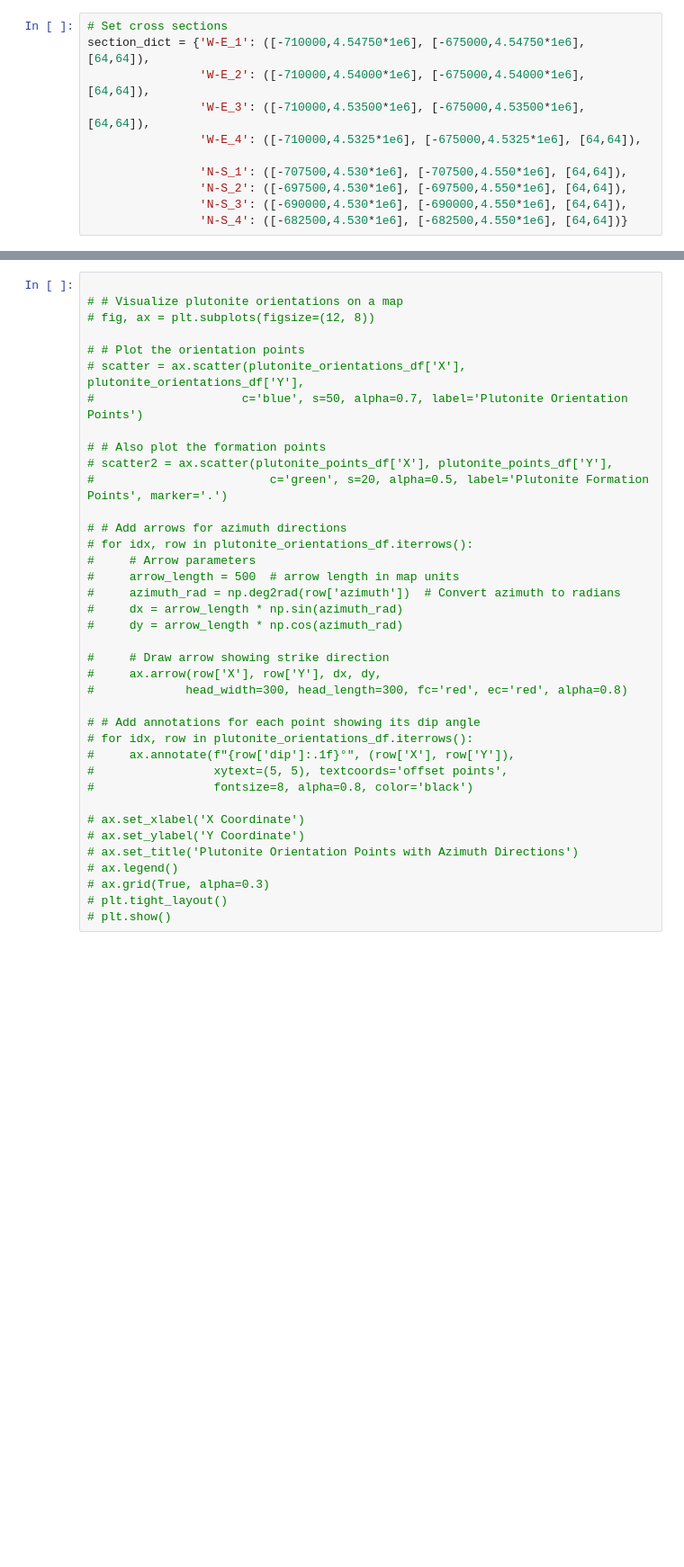
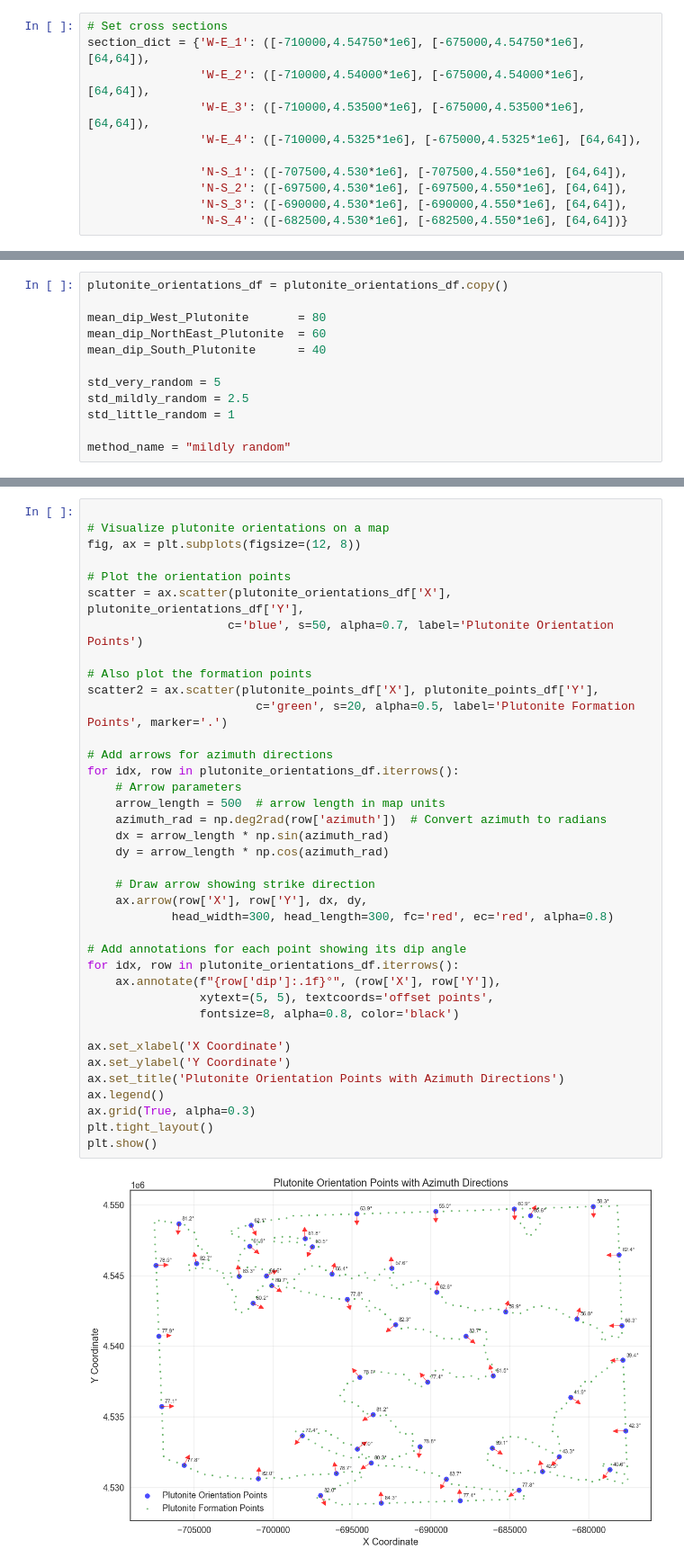
Before and after one commit to terranigma-solutions/Mineye-Terranigma, a Jupyter notebook: GeoModel/Geological_Forward_Modelling/plutonite_model_perturbations.ipynb, the cells around one changed output, grey strips where cells are left out. Shown at 90% size. Saved outputs shown, nothing was run; the diff lists cells and outputs as text; blank space fills up the shorter version.

```diff
--- a/GeoModel/Geological_Forward_Modelling/plutonite_model_perturbations.ipynb
+++ b/GeoModel/Geological_Forward_Modelling/plutonite_model_perturbations.ipynb
@@ -178 +163,13 @@ Function plutonic_perturbations executed (function body commented out).
+# %%
+plutonite_orientations_df = plutonite_orientations_df.copy()
+
+mean_dip_West_Plutonite       = 80
+mean_dip_NorthEast_Plutonite  = 60
+mean_dip_South_Plutonite      = 40
+
+std_very_random = 5
+std_mildly_random = 2.5
+std_little_random = 1
+
+method_name = "mildly random"
 # %%
@@ -214,38 +206,40 @@ Function plutonic_perturbations executed (function body commented out).
 # %%
 
-# # Visualize plutonite orientations on a map
-# fig, ax = plt.subplots(figsize=(12, 8))
+# Visualize plutonite orientations on a map
+fig, ax = plt.subplots(figsize=(12, 8))
 
-# # Plot the orientation points
-# scatter = ax.scatter(plutonite_orientations_df['X'], plutonite_orientations_df['Y'],
-#                     c='blue', s=50, alpha=0.7, label='Plutonite Orientation Points')
+# Plot the orientation points
+scatter = ax.scatter(plutonite_orientations_df['X'], plutonite_orientations_df['Y'],
+                    c='blue', s=50, alpha=0.7, label='Plutonite Orientation Points')
 
-# # Also plot the formation points
-# scatter2 = ax.scatter(plutonite_points_df['X'], plutonite_points_df['Y'],
-#                         c='green', s=20, alpha=0.5, label='Plutonite Formation Points', marker='.')
+# Also plot the formation points
+scatter2 = ax.scatter(plutonite_points_df['X'], plutonite_points_df['Y'],
+                        c='green', s=20, alpha=0.5, label='Plutonite Formation Points', marker='.')
 
-# # Add arrows for azimuth directions
-# for idx, row in plutonite_orientations_df.iterrows():
-#     # Arrow parameters
-#     arrow_length = 500  # arrow length in map units
-#     azimuth_rad = np.deg2rad(row['azimuth'])  # Convert azimuth to radians
-#     dx = arrow_length * np.sin(azimuth_rad)
-#     dy = arrow_length * np.cos(azimuth_rad)
+# Add arrows for azimuth directions
+for idx, row in plutonite_orientations_df.iterrows():
+    # Arrow parameters
+    arrow_length = 500  # arrow length in map units
+    azimuth_rad = np.deg2rad(row['azimuth'])  # Convert azimuth to radians
+    dx = arrow_length * np.sin(azimuth_rad)
+    dy = arrow_length * np.cos(azimuth_rad)
 
-#     # Draw arrow showing strike direction
-#     ax.arrow(row['X'], row['Y'], dx, dy,
-#             head_width=300, head_length=300, fc='red', ec='red', alpha=0.8)
+    # Draw arrow showing strike direction
+    ax.arrow(row['X'], row['Y'], dx, dy,
+            head_width=300, head_length=300, fc='red', ec='red', alpha=0.8)
 
-# # Add annotations for each point showing its dip angle
-# for idx, row in plutonite_orientations_df.iterrows():
-#     ax.annotate(f"{row['dip']:.1f}°", (row['X'], row['Y']),
-#                 xytext=(5, 5), textcoords='offset points',
-#                 fontsize=8, alpha=0.8, color='black')
+# Add annotations for each point showing its dip angle
+for idx, row in plutonite_orientations_df.iterrows():
+    ax.annotate(f"{row['dip']:.1f}°", (row['X'], row['Y']),
+                xytext=(5, 5), textcoords='offset points',
+                fontsize=8, alpha=0.8, color='black')
 
-# ax.set_xlabel('X Coordinate')
-# ax.set_ylabel('Y Coordinate')
-# ax.set_title('Plutonite Orientation Points with Azimuth Directions')
-# ax.legend()
-# ax.grid(True, alpha=0.3)
-# plt.tight_layout()
-# plt.show()
+ax.set_xlabel('X Coordinate')
+ax.set_ylabel('Y Coordinate')
+ax.set_title('Plutonite Orientation Points with Azimuth Directions')
+ax.legend()
+ax.grid(True, alpha=0.3)
+plt.tight_layout()
+plt.show()
+# %% [output]
+[figure, added]
```
Also changed, not shown: parts of 14 cells of this notebook, 2 other files.
